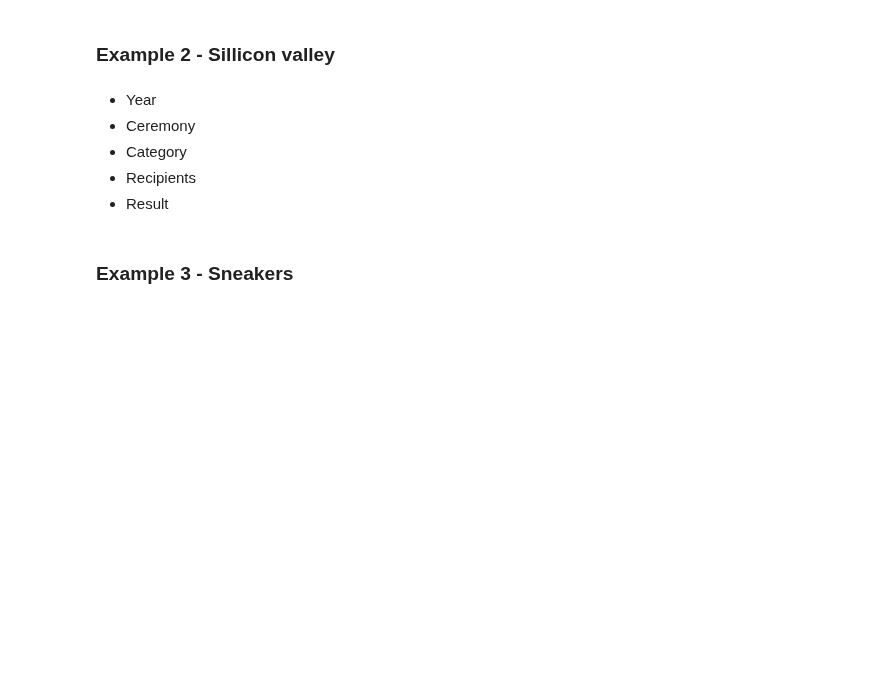
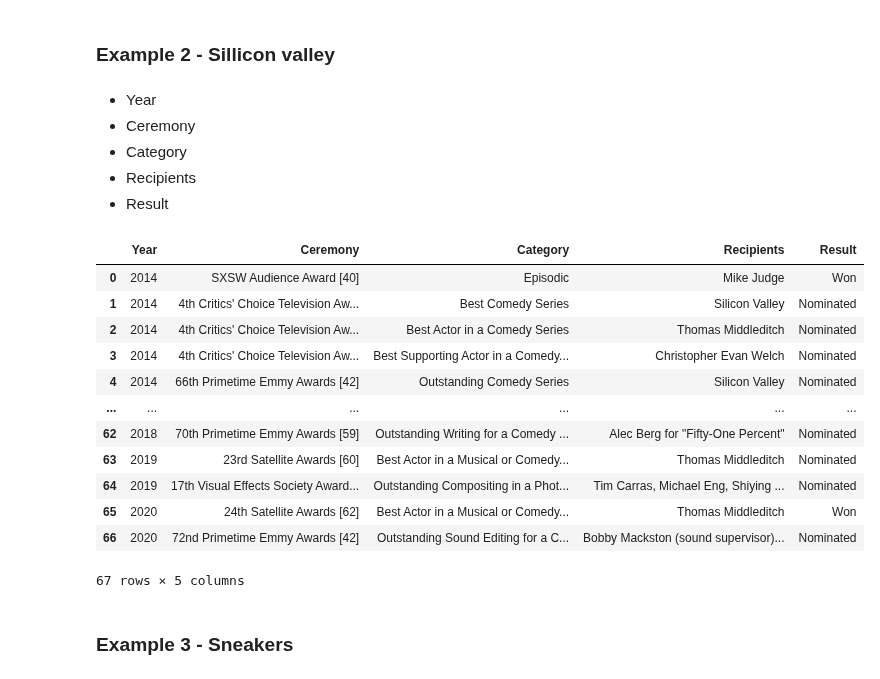
Before and after one commit to Ironhack-data-bcn-oct-2022/lectures, a Jupyter notebook: week-3/04- Web scraping.ipynb, the cells around one changed output. Drawn from its saved outputs; the diff is of its cells as text; code cells hidden in the pictures; blank space fills up the shorter version.

```diff
--- a/week-3/04- Web scraping.ipynb
+++ b/week-3/04- Web scraping.ipynb
@@ -373,6 +373,32 @@ sillicon_valley = 'https://en.wikipedia.org/wiki/Silicon_Valley_(TV_series)'
 - Category
 - Recipients
 - Result
+# %%
+res_2 = requests.get(sillicon_valley)
+# %%
+html_2 = res_2.content
+# %%
+soup_2 = BeautifulSoup(html_2, "html.parser")
+# %%
+tables = soup_2.find_all("table", attrs={"class":"wikitable sortable"})[0]
+#tables[0]
+# %%
+my_table = pd.read_html(tables.prettify())
+my_table[0]
+# %% [output]
+|  | Year | Ceremony | Category | Recipients | Result |
+| 0 | 2014 | SXSW Audience Award [40] | Episodic | Mike Judge | Won |
+| 1 | 2014 | 4th Critics' Choice Television Aw... | Best Comedy Series | Silicon Valley | Nominated |
+| 2 | 2014 | 4th Critics' Choice Television Aw... | Best Actor in a Comedy Series | Thomas Middleditch | Nominated |
+| 3 | 2014 | 4th Critics' Choice Television Aw... | Best Supporting Actor in a Comedy... | Christopher Evan Welch | Nominated |
+| 4 | 2014 | 66th Primetime Emmy Awards [42] | Outstanding Comedy Series | Silicon Valley | Nominated |
+| ... | ... | ... | ... | ... | ... |
+| 62 | 2018 | 70th Primetime Emmy Awards [59] | Outstanding Writing for a Comedy ... | Alec Berg for "Fifty-One Percent" | Nominated |
+| 63 | 2019 | 23rd Satellite Awards [60] | Best Actor in a Musical or Comedy... | Thomas Middleditch | Nominated |
+| 64 | 2019 | 17th Visual Effects Society Award... | Outstanding Compositing in a Phot... | Tim Carras, Michael Eng, Shiying ... | Nominated |
+| 65 | 2020 | 24th Satellite Awards [62] | Best Actor in a Musical or Comedy... | Thomas Middleditch | Won |
+| 66 | 2020 | 72nd Primetime Emmy Awards [42] | Outstanding Sound Editing for a C... | Bobby Mackston (sound supervisor)... | Nominated |
+67 rows × 5 columns
 # %% [markdown]
 ### Example 3 - Sneakers
 # %%
```
Also changed, not shown: parts of 74 cells of this notebook.
